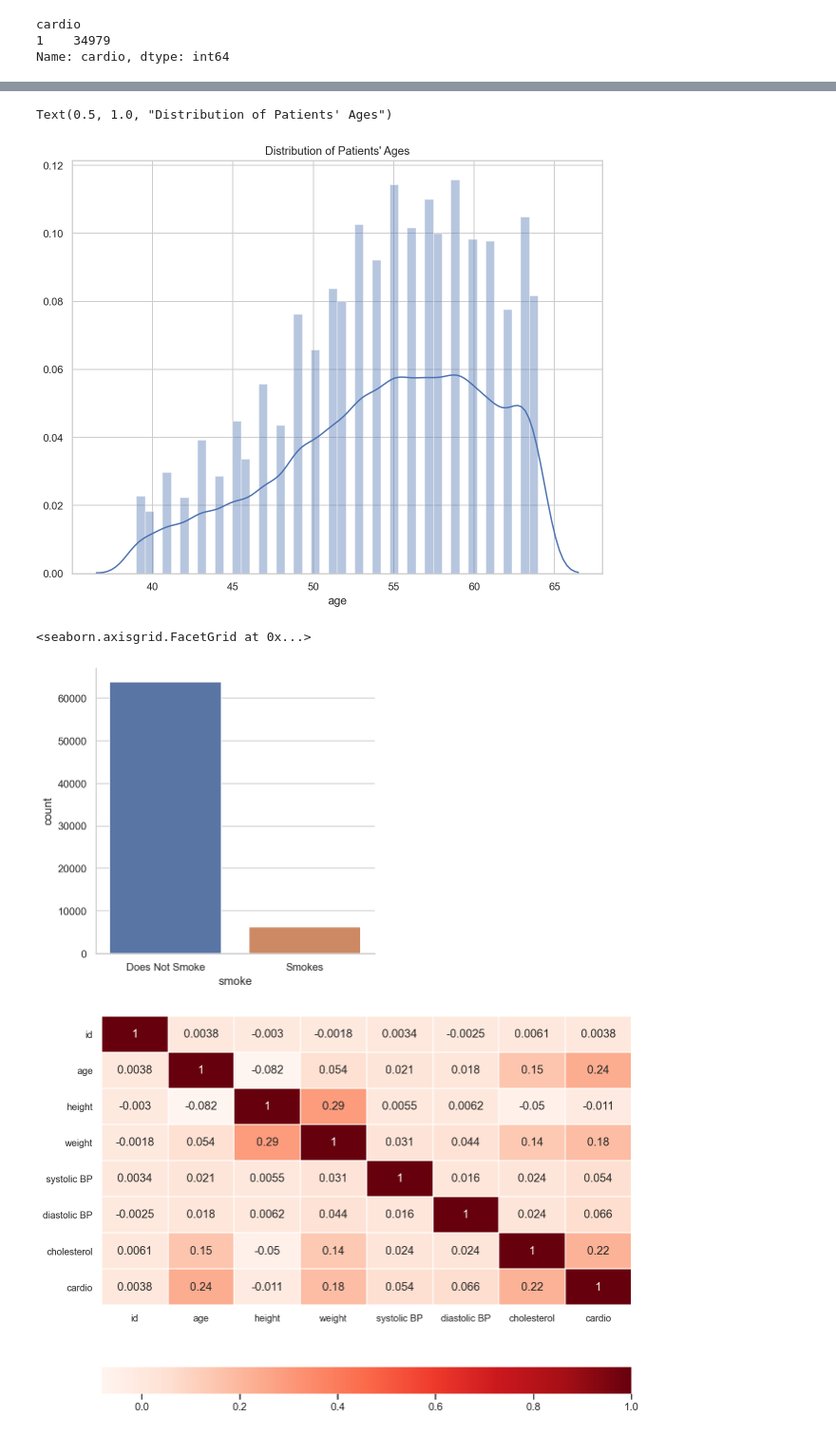
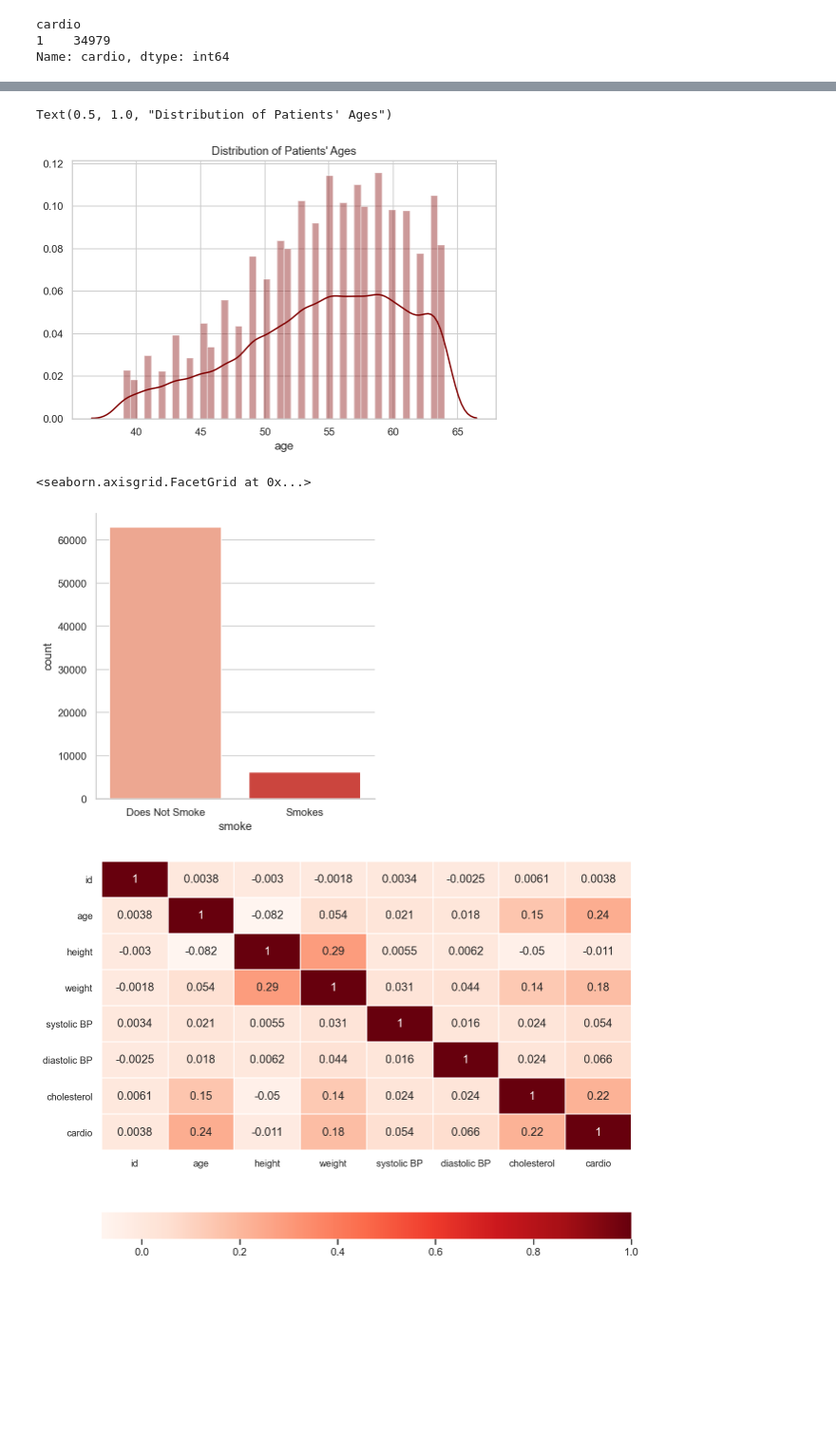
Before and after one commit to adamskel78/SHAX_group_project, a Jupyter notebook: Cardiovascular_Disease_sd.ipynb, the cells around one changed output, grey strips where cells are left out. Shown at 95% size. Saved outputs shown, nothing was run; the diff lists cells and outputs as text; code cells hidden in the pictures; blank space fills up the shorter version.

```diff
--- a/Cardiovascular_Disease_sd.ipynb
+++ b/Cardiovascular_Disease_sd.ipynb
@@ -390,16 +390,16 @@ Text(0.5, 1.0, "Distribution of Patients' Ages")
 # %%
 # Distribution of age, with an overlay of a density plot
-age_dist = sns.distplot(df_cardio['age'])
+age_dist = sns.distplot(df_cardio['age'], color="maroon")
 age_dist.set_title("Distribution of Patients' Ages")
 # %% [output]
 Text(0.5, 1.0, "Distribution of Patients' Ages")
-[figure, old version]
+[figure, new version]
 # %%
 # Use seaborn to plot males and females count: female=1, male=2
-sns.catplot('smoke', data=df_cat, kind='count', aspect=1.0)
+sns.catplot('smoke', data=df_cat, kind='count', aspect=1.0, palette="Reds")
 # %% [output]
 <seaborn.axisgrid.FacetGrid at 0x...>
-[figure, old version]
+[figure, new version]
 # %%
 df_trim = df.drop(["gender", "gluc", "smoke", "alco", "active"], axis=1)
 mpl.rcParams["figure.figsize"] = 10, 8
```
Also changed, not shown: parts of 14 cells of this notebook.
